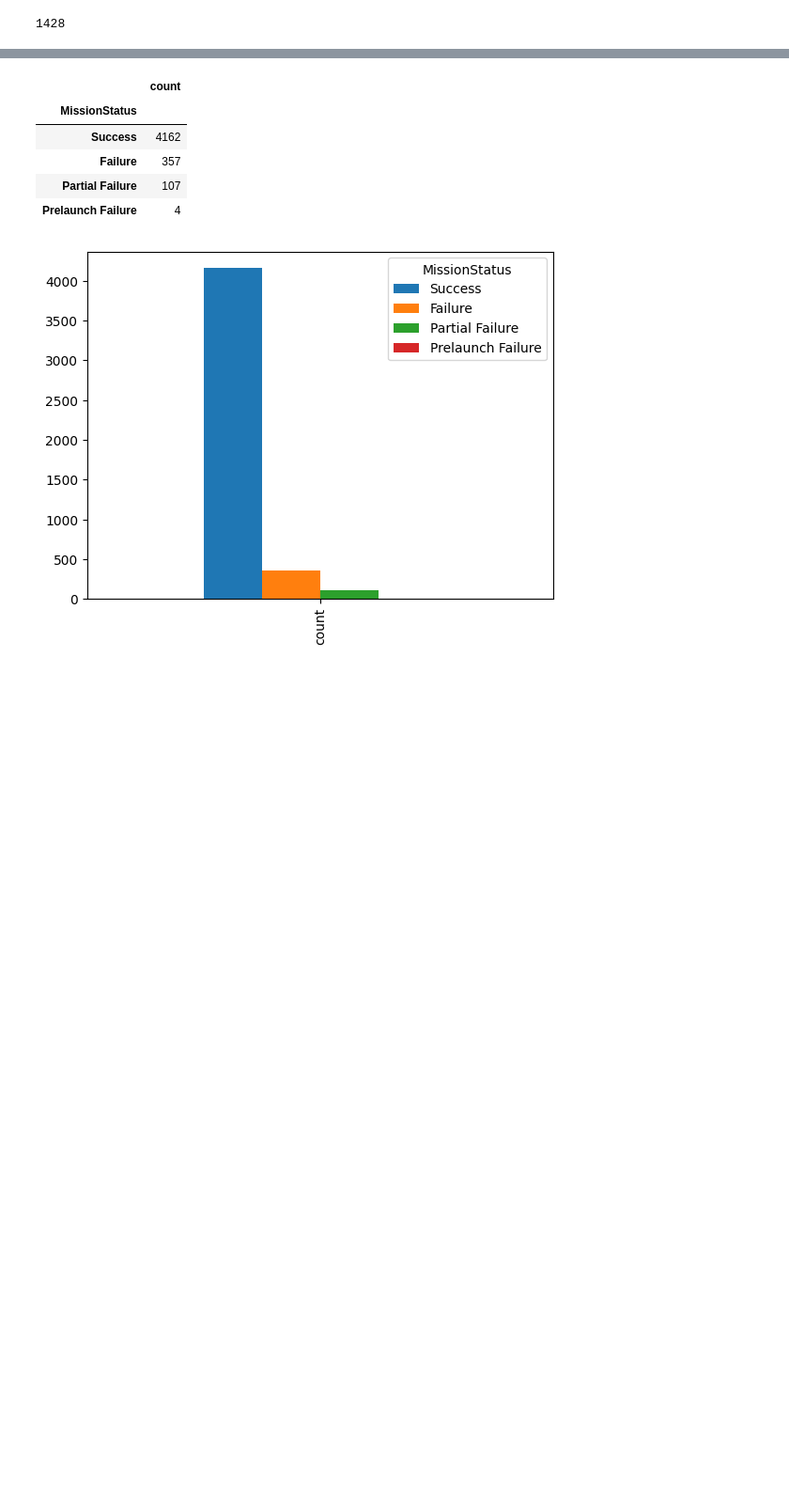
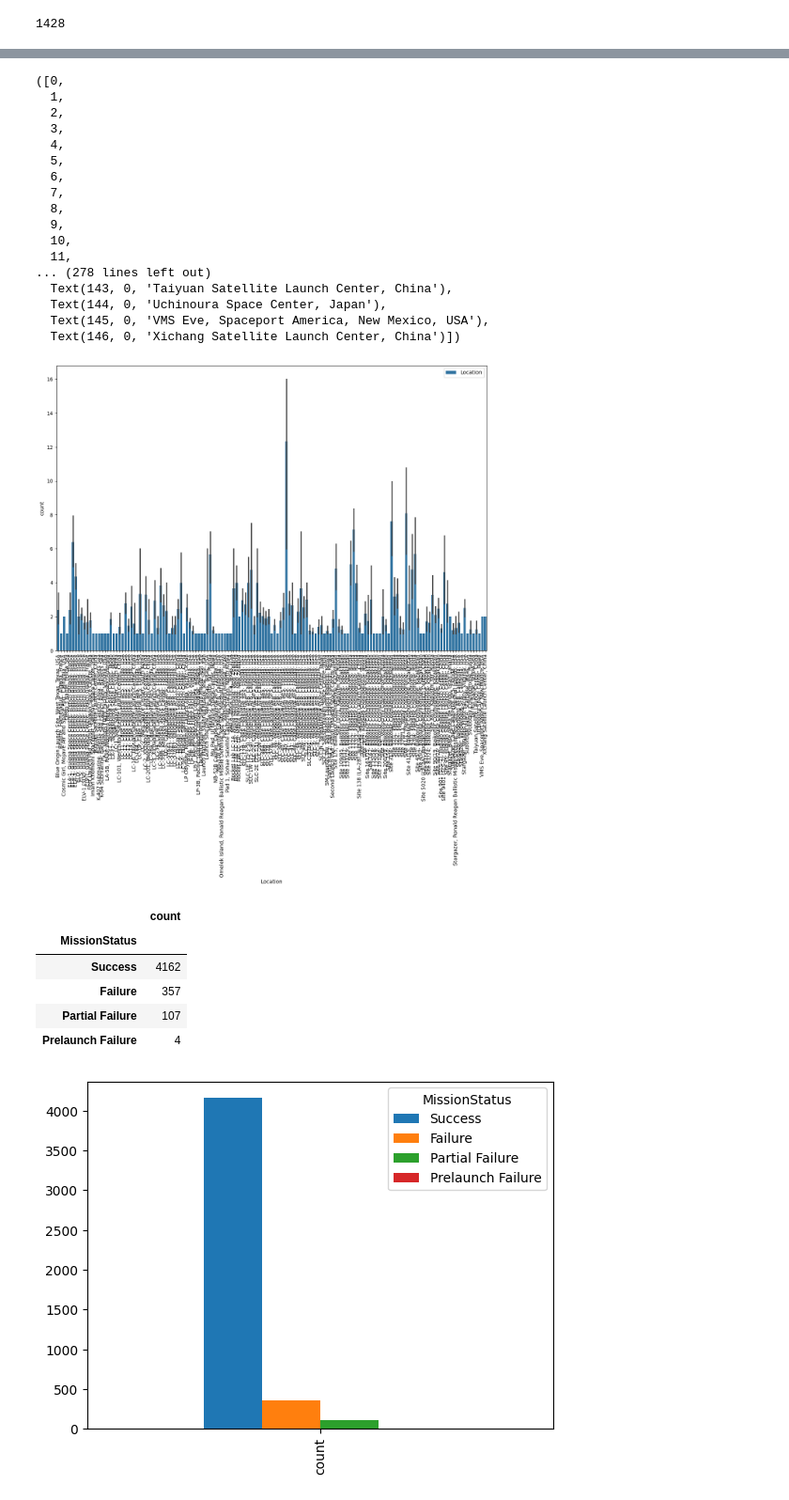
Before and after one commit to Madanmistry999/SpaceMissions_Data_Analysis, a Jupyter notebook: Spacedata_Analysis.ipynb, the cells around one changed output, grey strips where cells are left out. Shown at 94% size. Saved outputs shown, nothing was run; the diff lists cells and outputs as text; code cells hidden in the pictures; blank space fills up the shorter version.

```diff
--- a/Spacedata_Analysis.ipynb
+++ b/Spacedata_Analysis.ipynb
@@ -491,3 +532,26 @@ successed_country[successed_country['Location'] == 'Blue Origin Launch Site, Wes
+# %%
+plt.figure(figsize=(15,10))
+sns.barplot(data=successed_country,x='Location',y='count',label='Location')
+plt.xticks(rotation=90)
+# %% [output]
+([0,
+  1,
+  2,
+  3,
+  4,
+  5,
+  6,
+  7,
+  8,
+  9,
+  10,
+  11,
+... (278 lines left out)
+  Text(143, 0, 'Taiyuan Satellite Launch Center, China'),
+  Text(144, 0, 'Uchinoura Space Center, Japan'),
+  Text(145, 0, 'VMS Eve, Spaceport America, New Mexico, USA'),
+  Text(146, 0, 'Xichang Satellite Launch Center, China')])
+[figure, added]
 # %%
 counts=df['MissionStatus'].value_counts()
 counts=pd.DataFrame(counts)
```
Also changed, not shown: parts of 12 cells of this notebook.
